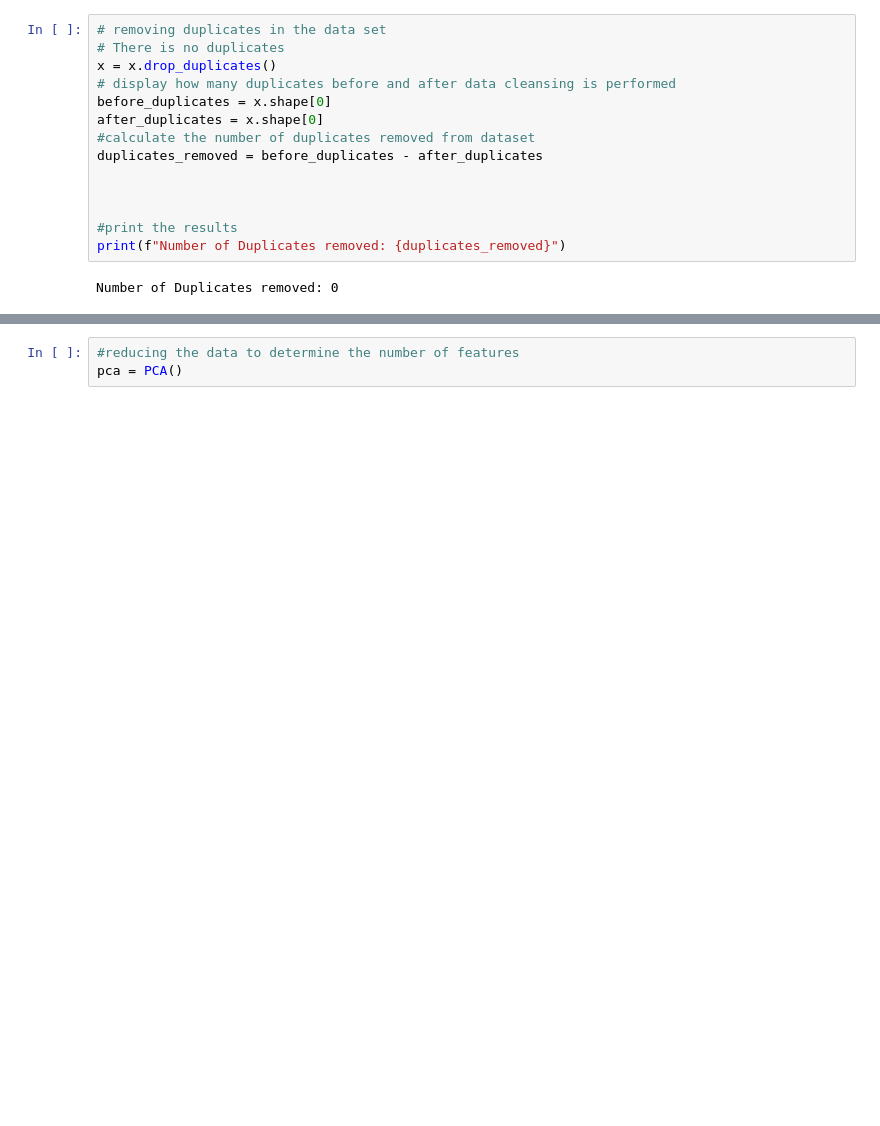
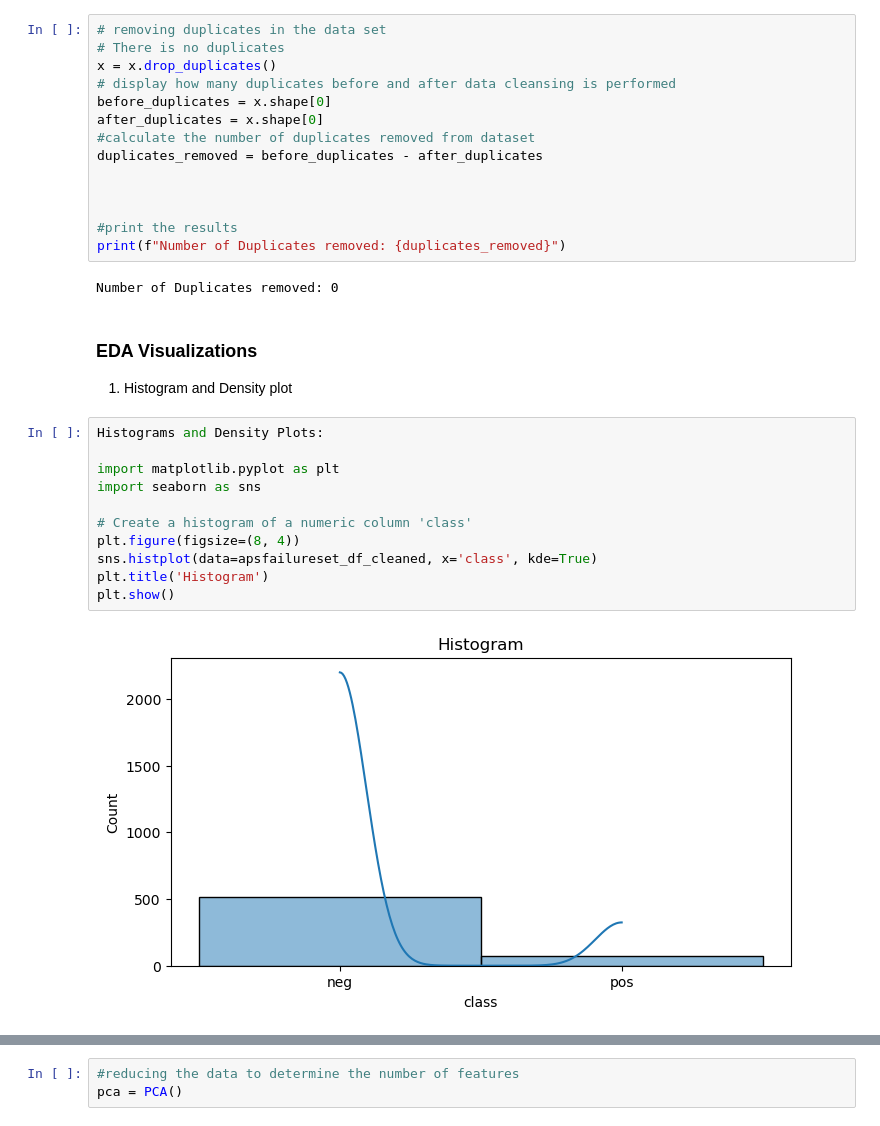
Before and after one commit to ashammar1/Data-PrepHDip, a Jupyter notebook: AlaaShammary_DPrepHDip_CA1.ipynb, the cells around one changed output, grey strips where cells are left out. Cells and saved outputs as stored; diff of their text form; blank space fills up the shorter version.

Commit message:
Data visualizations

```diff
--- a/AlaaShammary_DPrepHDip_CA1.ipynb
+++ b/AlaaShammary_DPrepHDip_CA1.ipynb
@@ -182,3 +180,19 @@ duplicates_removed = before_duplicates - after_duplicates
 print(f"Number of Duplicates removed: {duplicates_removed}")
 # %% [output]
 Number of Duplicates removed: 0
+# %% [markdown]
+### EDA Visualizations
+1. Histogram and Density plot
+# %%
+Histograms and Density Plots:
+
+import matplotlib.pyplot as plt
+import seaborn as sns
+
+# Create a histogram of a numeric column 'class'
+plt.figure(figsize=(8, 4))
+sns.histplot(data=apsfailureset_df_cleaned, x='class', kde=True)
+plt.title('Histogram')
+plt.show()
+# %% [output]
+[figure, added]
```
Also changed, not shown: parts of 10 cells of this notebook.
